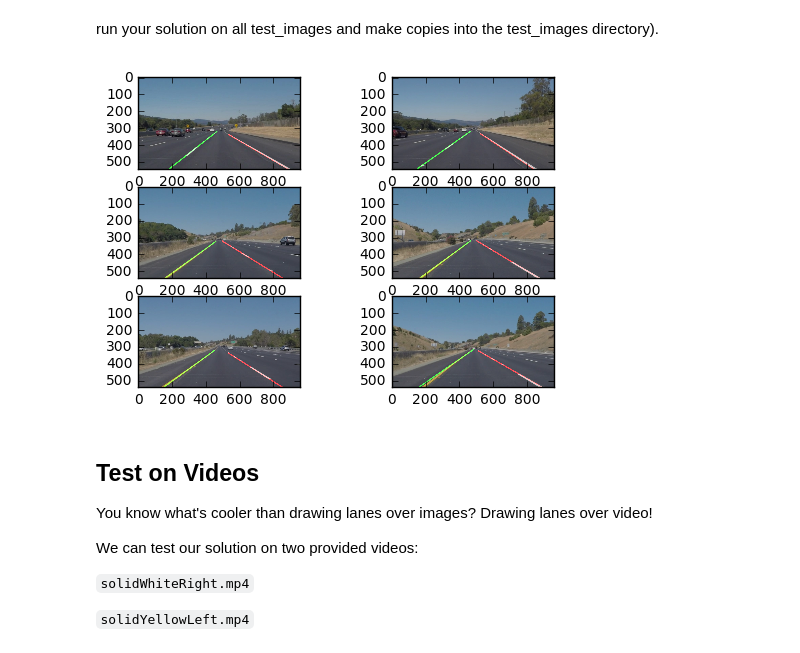
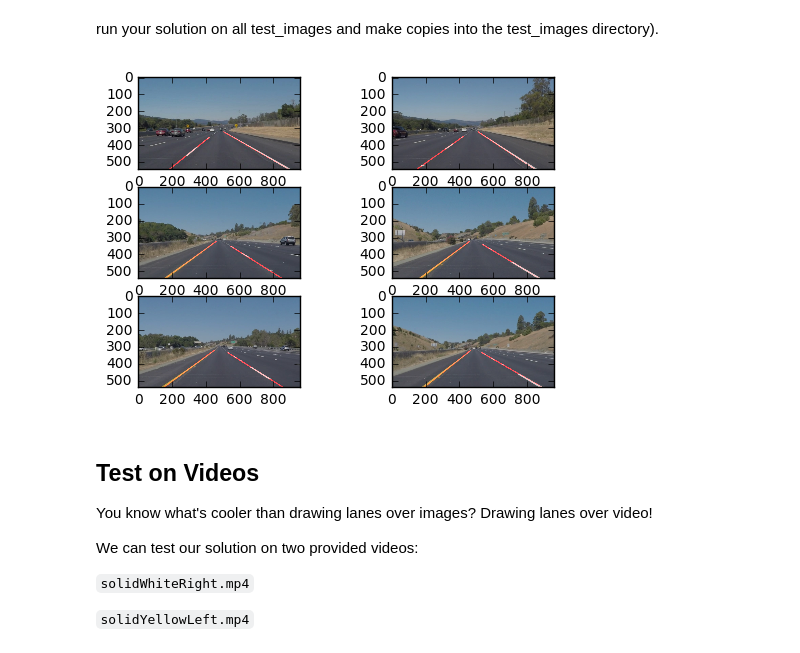
Before and after one commit to harinando/sdc-advanced-lane-lines, a Jupyter notebook: CarND-LaneLines-P1/P1.ipynb, the cells around one changed output. Drawn from its saved outputs; the diff is of its cells as text; code cells hidden in the pictures.

```diff
--- a/CarND-LaneLines-P1/P1.ipynb
+++ b/CarND-LaneLines-P1/P1.ipynb
@@ -208,26 +210,29 @@ run your solution on all test_images and make copies into the test_images direct
 # %%
 # TODO: Build your pipeline that will draw lane lines on the test_images
 # then save them to the test_images directory.
+import glob
+from os.path import basename
+paths = glob.glob('test_images/*.jpg')
 
-def detect_lanes(image, kernel_size=5, low_threshold=70, high_threshold=200,
-                 rho=2, theta=np.pi/180, threshold=20, min_line_len=2, max_line_gap=2):
+def detect_lanes(image, kernel_size=7, low_threshold=70, high_threshold=200,
+                 rho=2, theta=np.pi/180, threshold=20, min_line_len=5, max_line_gap=5):
     imshape = image.shape
-    vertices = np.array([[(0,imshape[0]),(460, 320), (490, 320), (imshape[1],imshape[0])]], dtype=np.int32)
-    gray = grayscale(image)
-    blur_gray = gaussian_blur(gray, kernel_size)
+    vertices = np.array([[(imshape[1]*.16,imshape[0]),(imshape[1]*.45, imshape[0]*.6), (imshape[1]*.55, imshape[0]*.6), (imshape[1],imshape[0])]], dtype=np.int32)
+    blur_gray = gaussian_blur(image, kernel_size)
     edges = canny(blur_gray, low_threshold, high_threshold);
     masked_edges = region_of_interest(edges, vertices)
     lines = hough_lines(masked_edges, rho, theta, threshold, min_line_len, max_line_gap)
     result = weighted_img(lines, image)
     return result
 
-for i, img in enumerate(os.listdir("test_images")):
-    image = mpimg.imread("{}/{}".format("test_images", img))
+for i, img in enumerate(paths):
+    image = mpimg.imread(img)
     result = detect_lanes(image)
     plt.subplot(3,2,i+1)
     plt.imshow(result)
+    mpimg.imsave("{}/{}".format("test_images/output", basename(img)), result)
 # %% [output]
-[figure, old version]
+[figure, new version]
 # %% [markdown]
 ## Test on Videos
 
```
Also changed, not shown: parts of 6 cells of this notebook.
